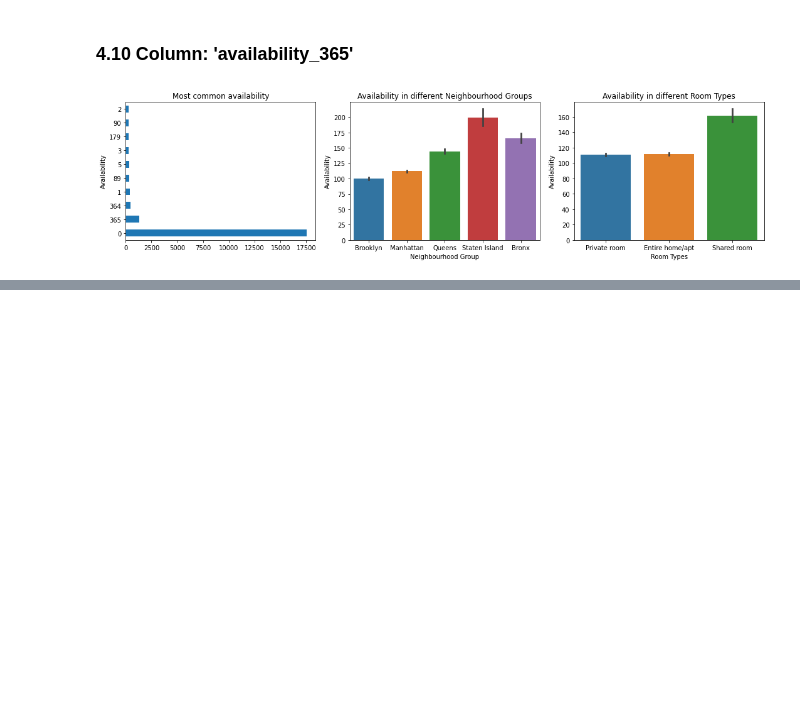
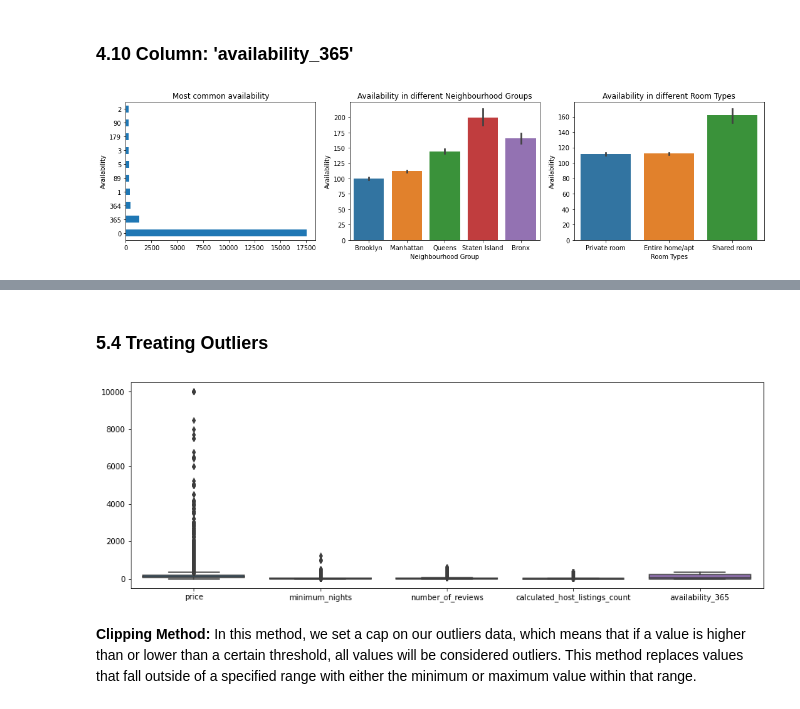
Before and after one commit to Navneet2409/Airbnb-Booking-Analysis, a Jupyter notebook: Airbnb_Notebook_Navneet_Keshri.ipynb, the cells around one changed output, grey strips where cells are left out. Cells and saved outputs as stored; diff of their text form; code cells hidden in the pictures; blank space fills up the shorter version.

```diff
--- a/Airbnb_Notebook_Navneet_Keshri.ipynb
+++ b/Airbnb_Notebook_Navneet_Keshri.ipynb
@@ -561,0 +709,12 @@ plt.show()
+# %% [markdown]
+### **5.4 Treating Outliers**
+# %%
+# figsize
+plt.figure(figsize=(15,5))
+# boxplot of numerical features
+sns.boxplot(data=airbnb[numerical_features])
+plt.show()
+# %% [output]
+[figure, added]
+# %% [markdown]
+**Clipping Method:** In this method, we set a cap on our outliers data, which means that if a value is higher than or lower than a certain threshold, all values will be considered outliers. This method replaces values that fall outside of a specified range with either the minimum or maximum value within that range.
```
Also changed, not shown: parts of 51 cells of this notebook.
